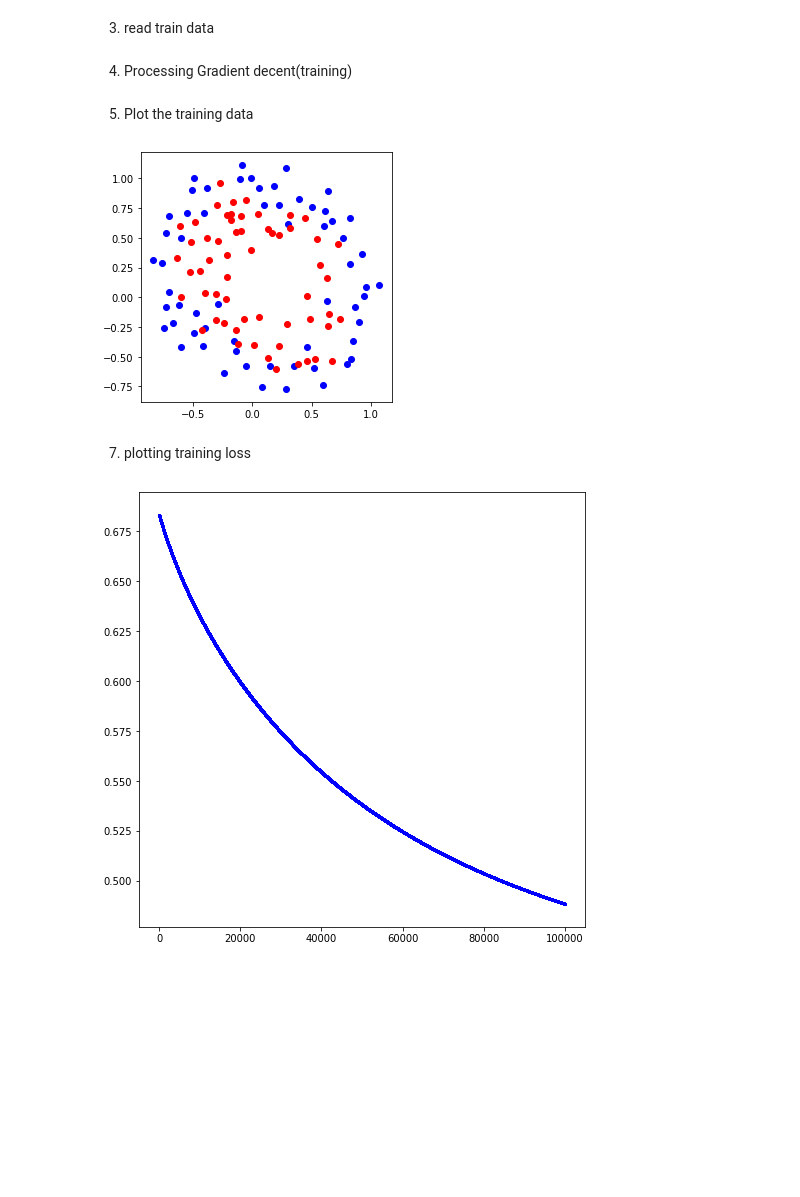
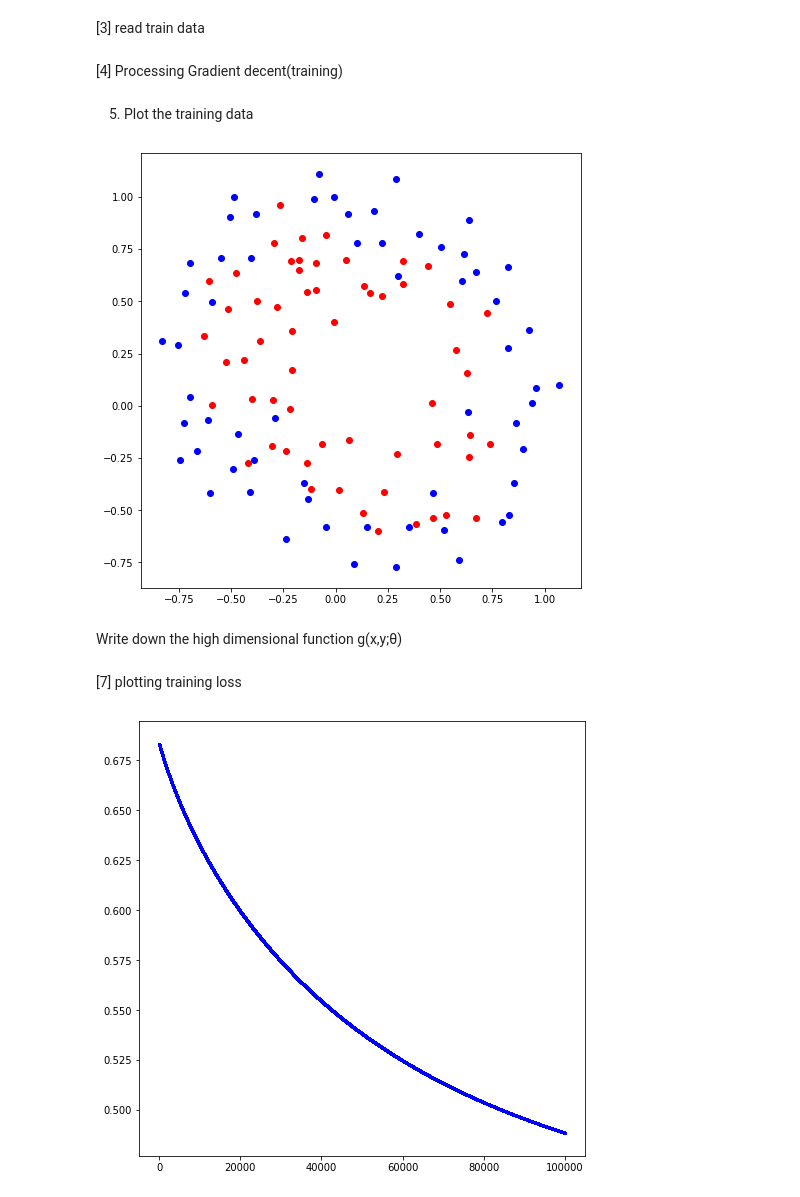
Before and after one commit to wseungjin/class-MachineLearning, a Jupyter notebook: 06/assignment06.ipynb, the cells around one changed output. Saved outputs shown, nothing was run; the diff lists cells and outputs as text; code cells hidden in the pictures; blank space fills up the shorter version.

Commit message:
plot all graph and final Accurracy

```diff
--- a/06/assignment06.ipynb
+++ b/06/assignment06.ipynb
@@ -25,7 +25,7 @@ train_AC_Array=np.zeros((epoch,1))
 
 x_epoch=np.arange(epoch)
 # %% [markdown]
-3. read train data
+[3] read train data
 # %%
 data    = np.genfromtxt("data-nonlinear.txt", delimiter=',')
 
@@ -42,7 +42,7 @@ pointY1 = pointY[label == 1]
 x= pointX
 y= pointY
 # %% [markdown]
-4. Processing Gradient decent(training)
+[4] Processing Gradient decent(training)
 # %%
 lr=0.001 #learning Rate
 
@@ -116,16 +116,17 @@ for iter in range(epoch):
 # %% [markdown]
 5. Plot the training data
 # %%
-plt.figure()
+plt.figure(figsize=(8, 8))
 plt.scatter(pointX0, pointY0, c='b')
 plt.scatter(pointX1, pointY1, c='r')
-plt.tight_layout()
 plt.gca().set_aspect('equal', adjustable='box')
 plt.show()
 # %% [output]
-[figure, old version]
+[figure, new version]
+# %% [markdown]
+Write down the high dimensional function g(x,y;θ)
 # %% [markdown]
-7. plotting training loss
+[7] plotting training loss
 # %%
 plt.figure(figsize=(8, 8))
 plt.scatter(x_epoch,train_loss_Array,c="b",s=2)
```
Also changed, not shown: parts of 10 cells of this notebook.
